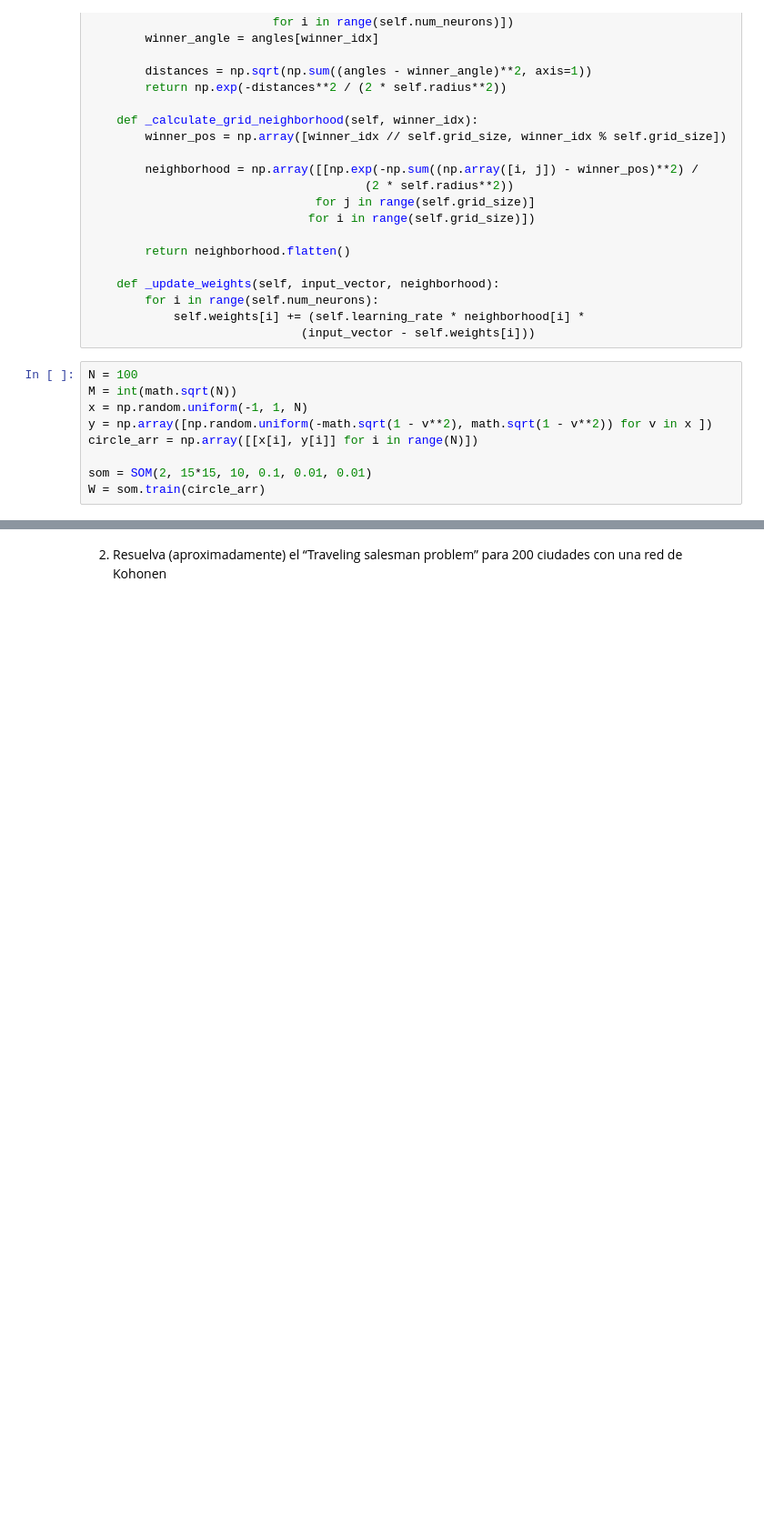
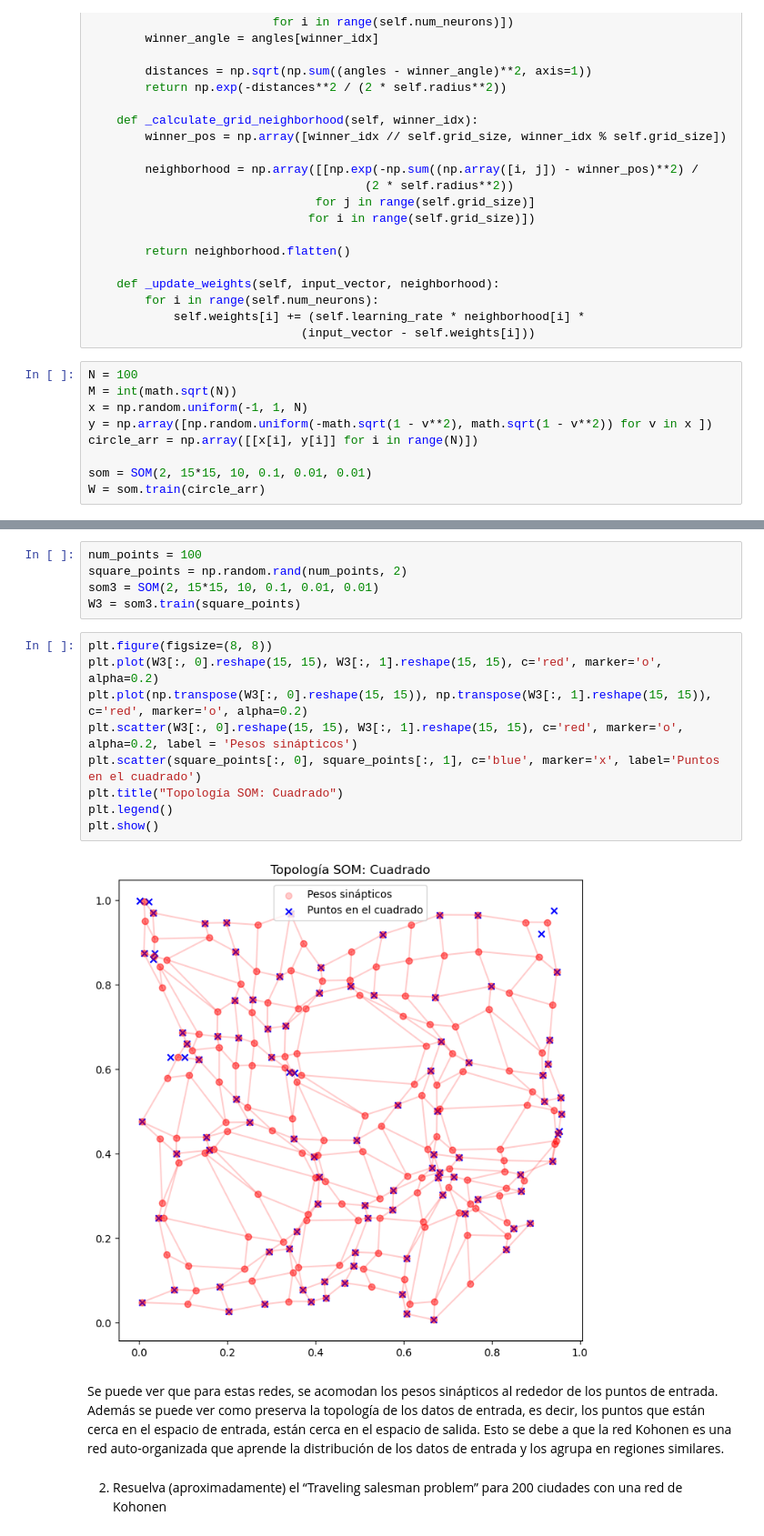
Before and after one commit to jstejman/Redes-Neuronales, a Jupyter notebook: tp3/Trabajo_Practico_3.ipynb, the cells around one changed output, grey strips where cells are left out. Shown at 91% size. Drawn from its saved outputs; the diff is of its cells as text; blank space fills up the shorter version.

```diff
--- a/tp3/Trabajo_Practico_3.ipynb
+++ b/tp3/Trabajo_Practico_3.ipynb
@@ -249,3 +298,21 @@ plt.show()
+# %%
+num_points = 100
+square_points = np.random.rand(num_points, 2)
+som3 = SOM(2, 15*15, 10, 0.1, 0.01, 0.01)
+W3 = som3.train(square_points)
+# %%
+plt.figure(figsize=(8, 8))
+plt.plot(W3[:, 0].reshape(15, 15), W3[:, 1].reshape(15, 15), c='red', marker='o', alpha=0.2)
+plt.plot(np.transpose(W3[:, 0].reshape(15, 15)), np.transpose(W3[:, 1].reshape(15, 15)), c='red', marker='o', alpha=0.2)
+plt.scatter(W3[:, 0].reshape(15, 15), W3[:, 1].reshape(15, 15), c='red', marker='o', alpha=0.2, label = 'Pesos sinápticos')
+plt.scatter(square_points[:, 0], square_points[:, 1], c='blue', marker='x', label='Puntos en el cuadrado')
+plt.title("Topología SOM: Cuadrado")
+plt.legend()
+plt.show()
+# %% [output]
+[figure, added]
+# %% [markdown]
+Se puede ver que para estas redes, se acomodan los pesos sinápticos al rededor de los puntos de entrada. Además se puede ver como preserva la topología de los datos de entrada, es decir, los puntos que están cerca en el espacio de entrada, están cerca en el espacio de salida. Esto se debe a que la red Kohonen es una red auto-organizada que aprende la distribución de los datos de entrada y los agrupa en regiones similares.
 # %% [markdown]
 2. Resuelva (aproximadamente) el “Traveling salesman problem” para 200 ciudades con
 una red de Kohonen
```
Also changed, not shown: parts of 14 cells of this notebook, 1 other file.
